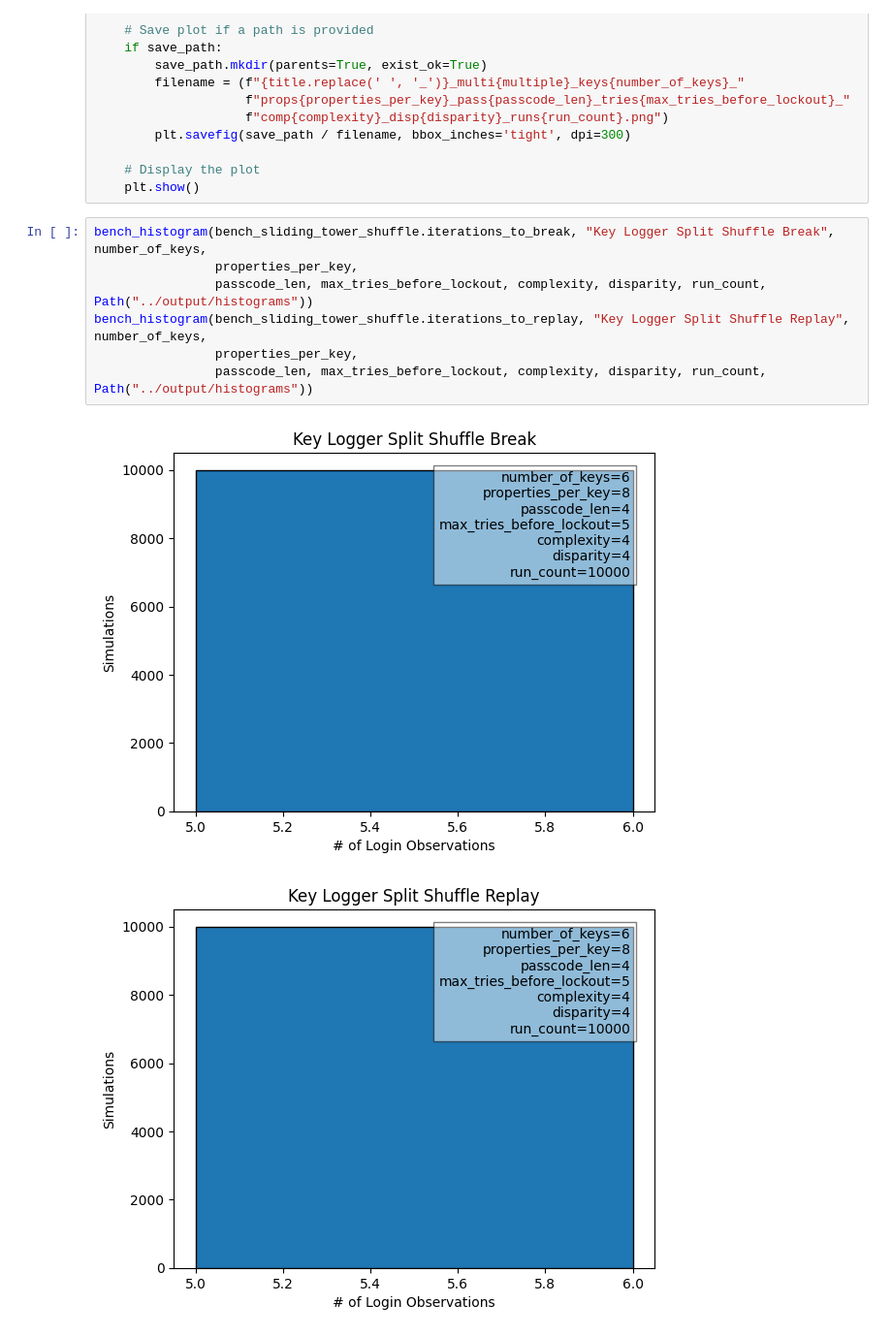
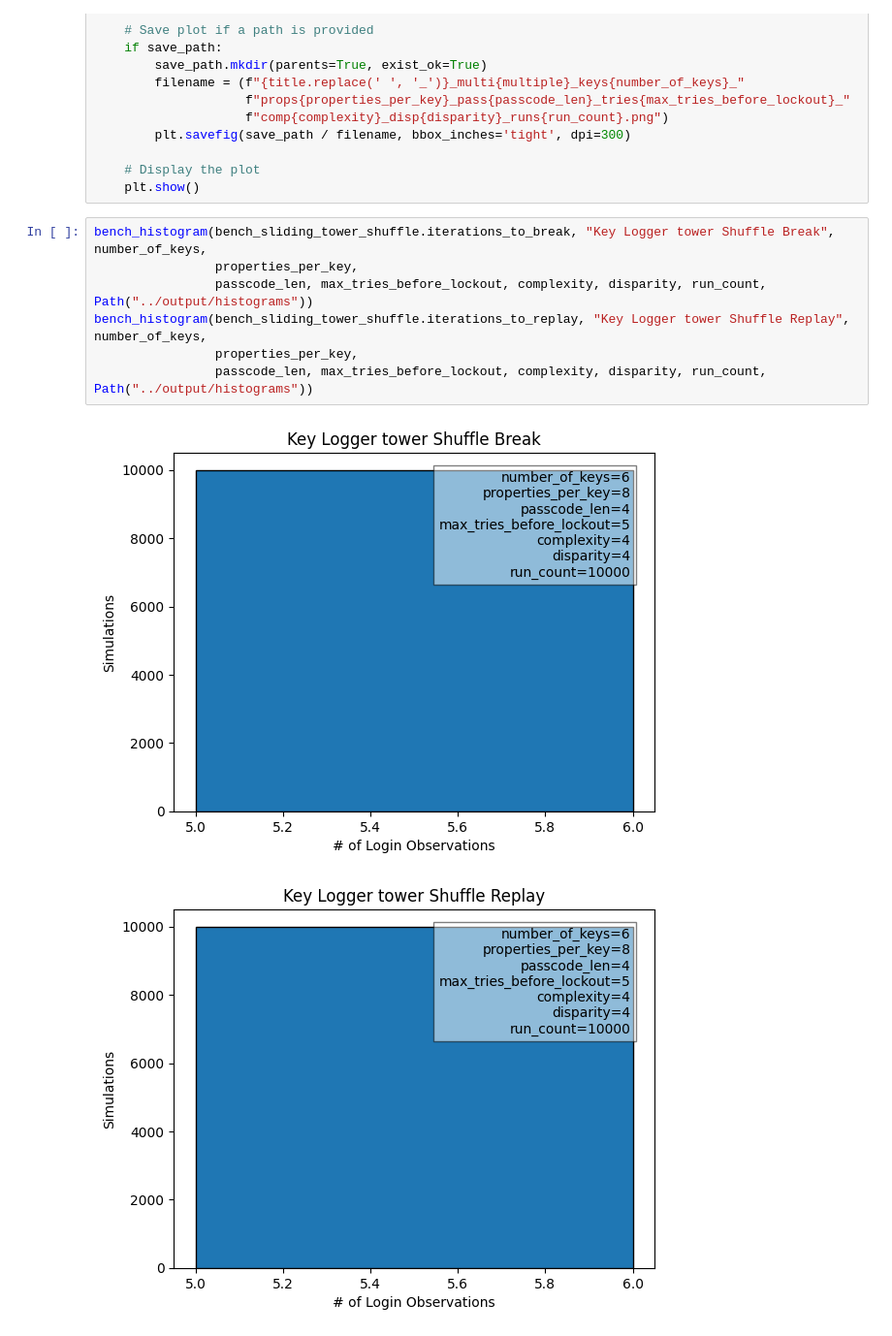
Before and after one commit to DonovanKelly/evilnkode, a Jupyter notebook: notebooks/evilnkode.ipynb, the cells around one changed output. Shown at 97% size. Saved outputs shown, nothing was run; the diff lists cells and outputs as text.

```diff
--- a/notebooks/evilnkode.ipynb
+++ b/notebooks/evilnkode.ipynb
@@ -72,12 +100,12 @@ def bench_histogram(data, title, number_of_keys, properties_per_key,
     # Display the plot
     plt.show()
 # %%
-bench_histogram(bench_sliding_tower_shuffle.iterations_to_break, "Key Logger Split Shuffle Break", number_of_keys,
+bench_histogram(bench_sliding_tower_shuffle.iterations_to_break, "Key Logger tower Shuffle Break", number_of_keys,
                 properties_per_key,
                 passcode_len, max_tries_before_lockout, complexity, disparity, run_count, Path("../output/histograms"))
-bench_histogram(bench_sliding_tower_shuffle.iterations_to_replay, "Key Logger Split Shuffle Replay", number_of_keys,
+bench_histogram(bench_sliding_tower_shuffle.iterations_to_replay, "Key Logger tower Shuffle Replay", number_of_keys,
                 properties_per_key,
                 passcode_len, max_tries_before_lockout, complexity, disparity, run_count, Path("../output/histograms"))
 # %% [output]
-[figure, old version]
+[figure, new version]
-[figure, old version]
+[figure, new version]
```
Also changed, not shown: parts of 4 cells of this notebook, 2 other files.
